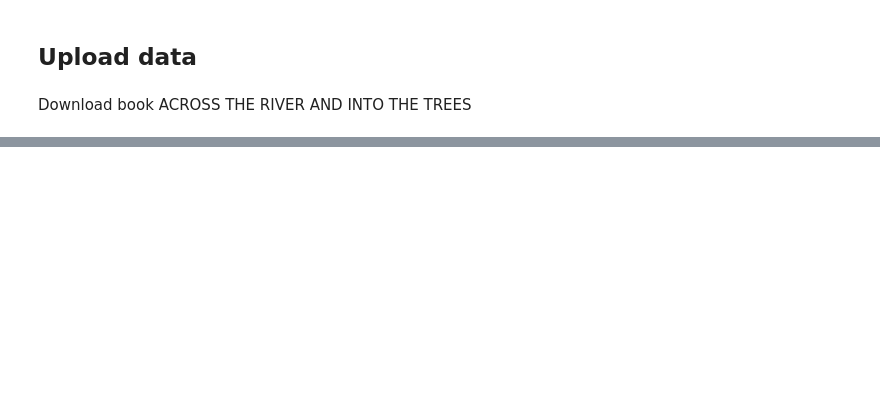
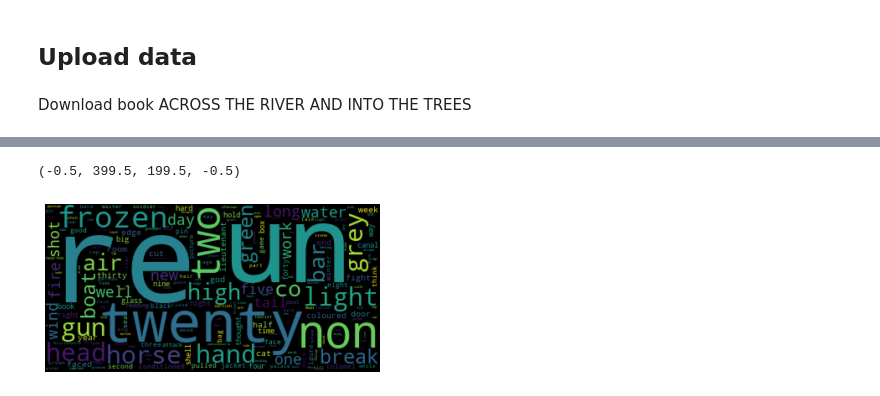
Before and after one commit to HarTigran/Project-6-Small-Data-Engineering-NLP-and-AI-APIs-with-No-Code-Low-Code-, a Jupyter notebook: ERNEST_HEMINGWAY_books.ipynb, the cells around one changed output, grey strips where cells are left out. Saved outputs shown, nothing was run; the diff lists cells and outputs as text; code cells hidden in the pictures; blank space fills up the shorter version.

```diff
--- a/ERNEST_HEMINGWAY_books.ipynb
+++ b/ERNEST_HEMINGWAY_books.ipynb
@@ -19,0 +61,32 @@ ACROSS THE RIVER  A 100%[===================>] 359.73K  --.-KB/s    in 0.02s
+# %%
+atr_coun = atr_bolb.word_counts.items()
+hof_count = hof_bolb.word_counts.items()
+mww_count = mww_bolb.word_counts.items()
+oms_count = oms_bolb.word_counts.items()
+sar_count = sar_bolb.word_counts.items()
+# %%
+def remove_stop_words(words):
+  no_stop = []
+  for word in words:
+    if word[0] not in stop_words:
+      no_stop.append(word[0])
+  return no_stop
+# %%
+atr_no_stop = remove_stop_words(atr_coun)
+hof_no_stop = remove_stop_words(hof_count)
+mww_no_stop = remove_stop_words(mww_count)
+oms_no_stop = remove_stop_words(oms_count)
+sar_no_stop = remove_stop_words(sar_count)
+# %%
+from wordcloud import WordCloud
+atr_word_cloud = ' '.join(atr_no_stop)
+hof_word_cloud = ' '.join(hof_no_stop)
+mww_word_cloud = ' '.join(mww_no_stop)
+oms_word_cloud = ' '.join(oms_no_stop)
+sar_word_cloud = ' '.join(sar_no_stop)
+
+atr_wordcloud = WordCloud().generate(atr_word_cloud)
+hof_wordcloud = WordCloud().generate(hof_word_cloud)
+mww_wordcloud = WordCloud().generate(mww_word_cloud)
+oms_wordcloud = WordCloud().generate(oms_word_cloud)
+sar_wordcloud = WordCloud().generate(sar_word_cloud)
@@ -19,0 +106,7 @@ ACROSS THE RIVER  A 100%[===================>] 359.73K  --.-KB/s    in 0.02s
+# %%
+import matplotlib.pyplot as plt
+plt.imshow(atr_wordcloud, interpolation = 'bilinear')
+plt.axis('off')
+# %% [output]
+(-0.5, 399.5, 199.5, -0.5)
+[figure, added]
```
Also changed, not shown: parts of 15 cells of this notebook.
